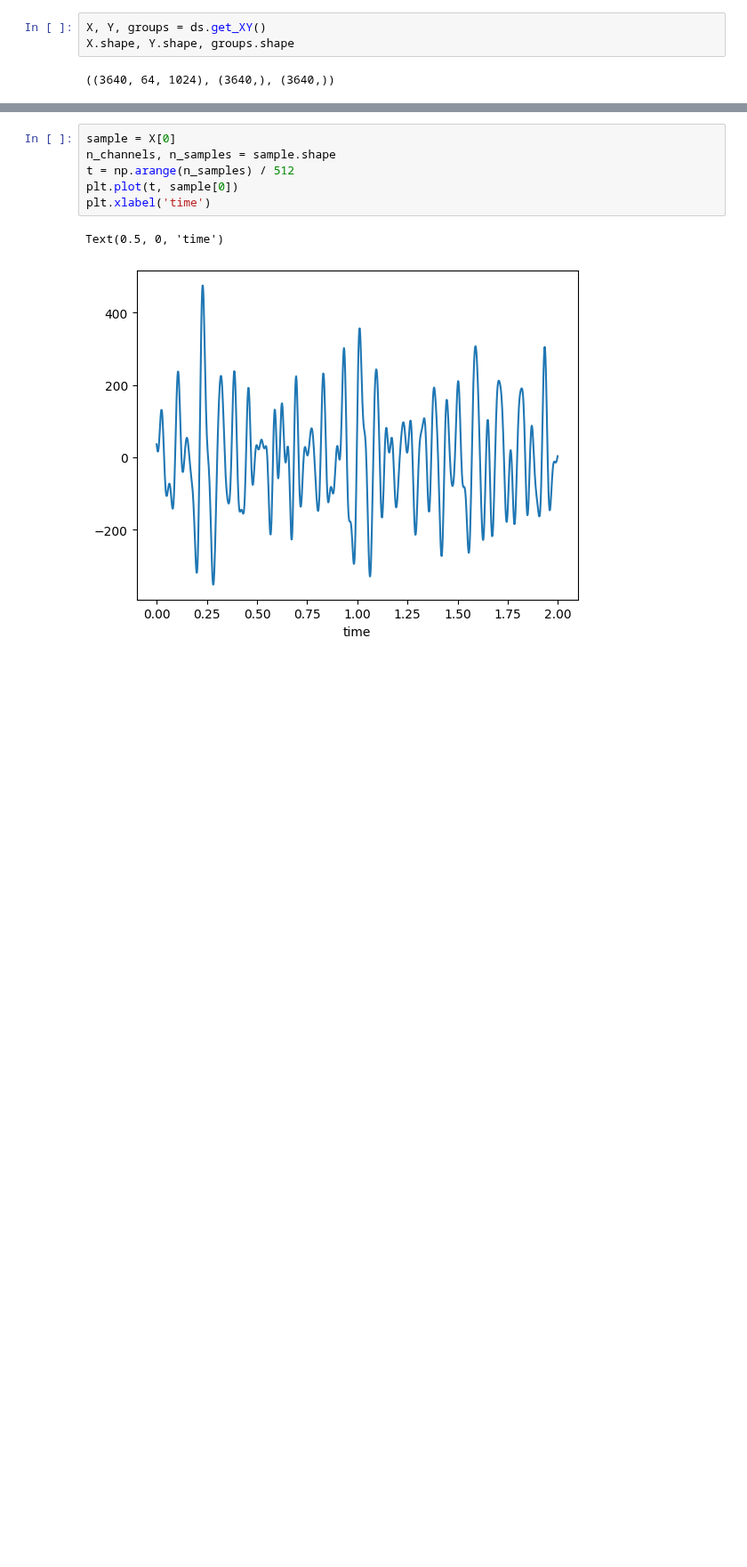
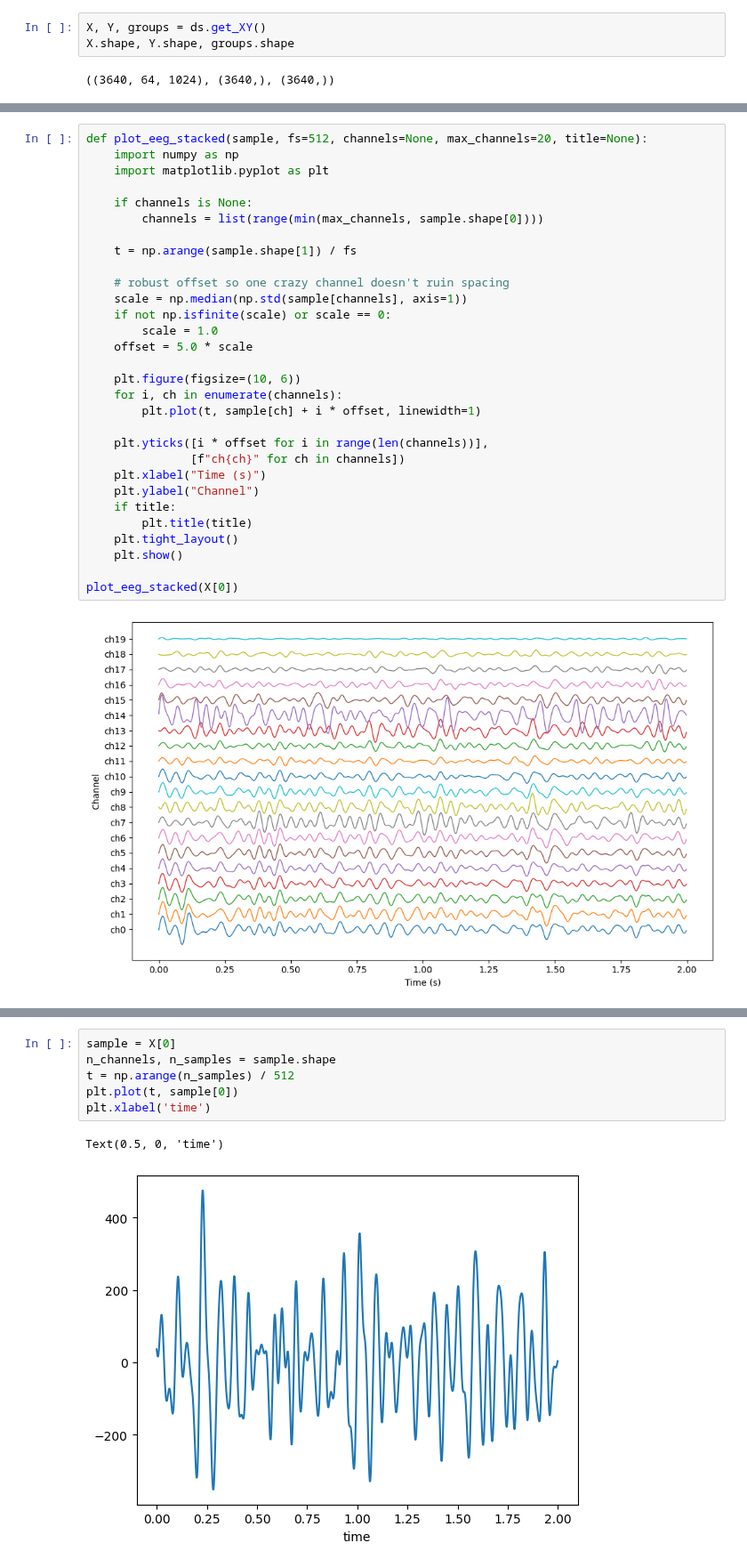
Before and after one commit to annzb/eeg-mi-decoders, a Jupyter notebook: data/ds1.ipynb, the cells around one changed output, grey strips where cells are left out. Shown at 89% size. Cells and saved outputs as stored; diff of their text form; blank space fills up the shorter version.

```diff
--- a/data/ds1.ipynb
+++ b/data/ds1.ipynb
@@ -244,0 +412,32 @@ def plot_sample(sample, fs=512, alpha=0.6, linewidth=1.0, title=None):
+# %%
+def plot_eeg_stacked(sample, fs=512, channels=None, max_channels=20, title=None):
+    import numpy as np
+    import matplotlib.pyplot as plt
+
+    if channels is None:
+        channels = list(range(min(max_channels, sample.shape[0])))
+
+    t = np.arange(sample.shape[1]) / fs
+
+    # robust offset so one crazy channel doesn't ruin spacing
+    scale = np.median(np.std(sample[channels], axis=1))
+    if not np.isfinite(scale) or scale == 0:
+        scale = 1.0
+    offset = 5.0 * scale
+
+    plt.figure(figsize=(10, 6))
+    for i, ch in enumerate(channels):
+        plt.plot(t, sample[ch] + i * offset, linewidth=1)
+
+    plt.yticks([i * offset for i in range(len(channels))],
+               [f"ch{ch}" for ch in channels])
+    plt.xlabel("Time (s)")
+    plt.ylabel("Channel")
+    if title:
+        plt.title(title)
+    plt.tight_layout()
+    plt.show()
+
+plot_eeg_stacked(X[0])
+# %% [output]
+[figure, added]
```
Also changed, not shown: parts of 10 cells of this notebook, 1 other file.
